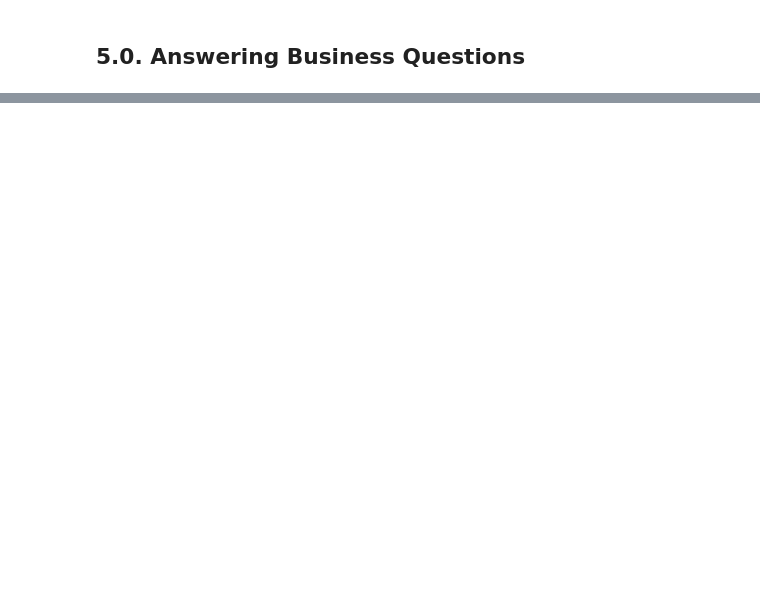
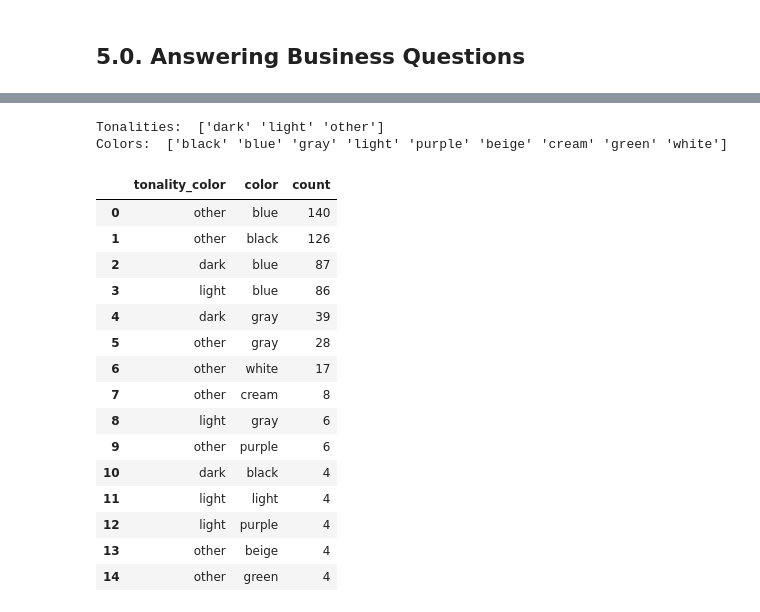
Before and after one commit to luanjesus/star_jeans_webscraping, a Jupyter notebook: eda.ipynb, the cells around one changed output, grey strips where cells are left out. Cells and saved outputs as stored; diff of their text form; code cells hidden in the pictures; blank space fills up the shorter version.

```diff
--- a/eda.ipynb
+++ b/eda.ipynb
@@ -758,0 +860,25 @@ sns.heatmap(df_crammer, annot=True)
+# %%
+tonality_colors = df5.groupby(['tonality_color', 'color']).size().reset_index(name='count')
+print('Tonalities: ',tonality_colors['tonality_color'].unique())
+print('Colors: ', tonality_colors['color'].unique())
+tonality_colors = tonality_colors.sort_values(by='count', ascending=False).reset_index(drop=True)
+tonality_colors
+# %% [output]
+Tonalities:  ['dark' 'light' 'other']
+Colors:  ['black' 'blue' 'gray' 'light' 'purple' 'beige' 'cream' 'green' 'white']
+|  | tonality_color | color | count |
+| 0 | other | blue | 140 |
+| 1 | other | black | 126 |
+| 2 | dark | blue | 87 |
+| 3 | light | blue | 86 |
+| 4 | dark | gray | 39 |
+| 5 | other | gray | 28 |
+| 6 | other | white | 17 |
+| 7 | other | cream | 8 |
+| 8 | light | gray | 6 |
+| 9 | other | purple | 6 |
+| 10 | dark | black | 4 |
+| 11 | light | light | 4 |
+| 12 | light | purple | 4 |
+| 13 | other | beige | 4 |
+| 14 | other | green | 4 |
```
Also changed, not shown: parts of 20 cells of this notebook.
